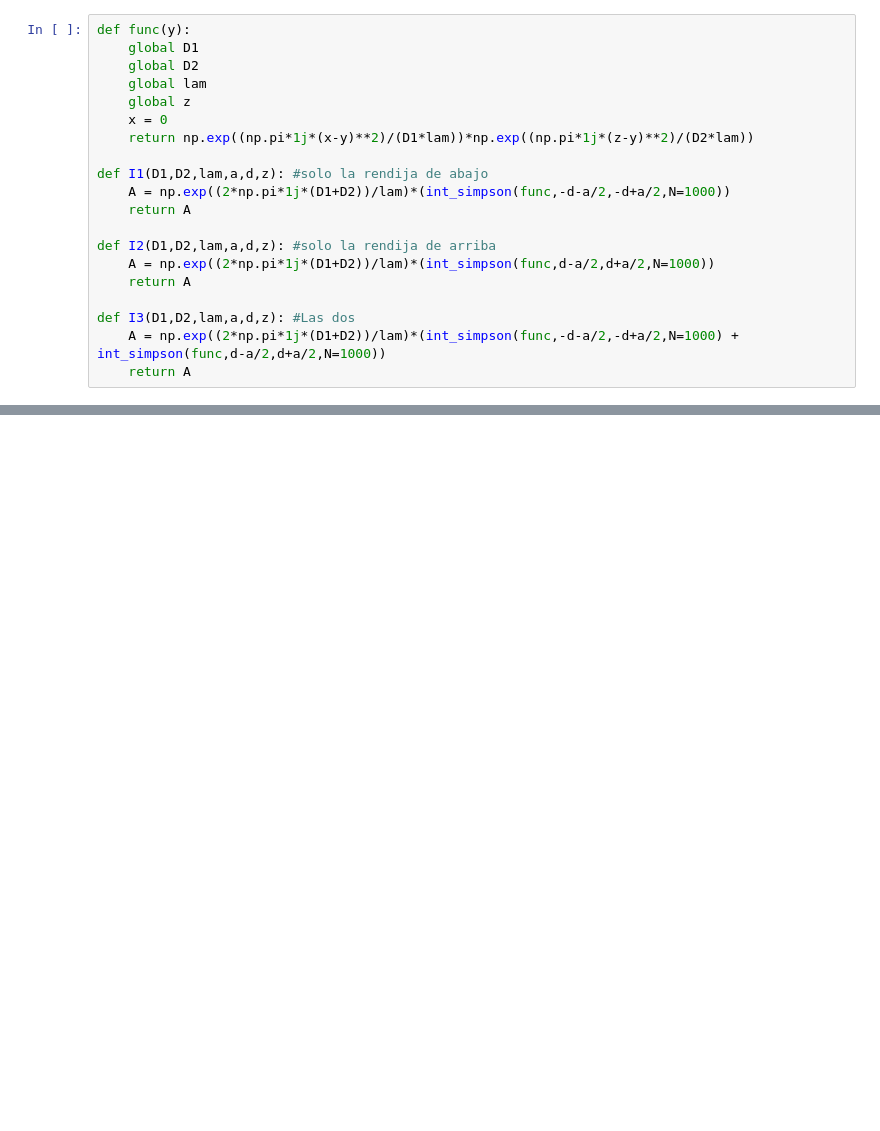
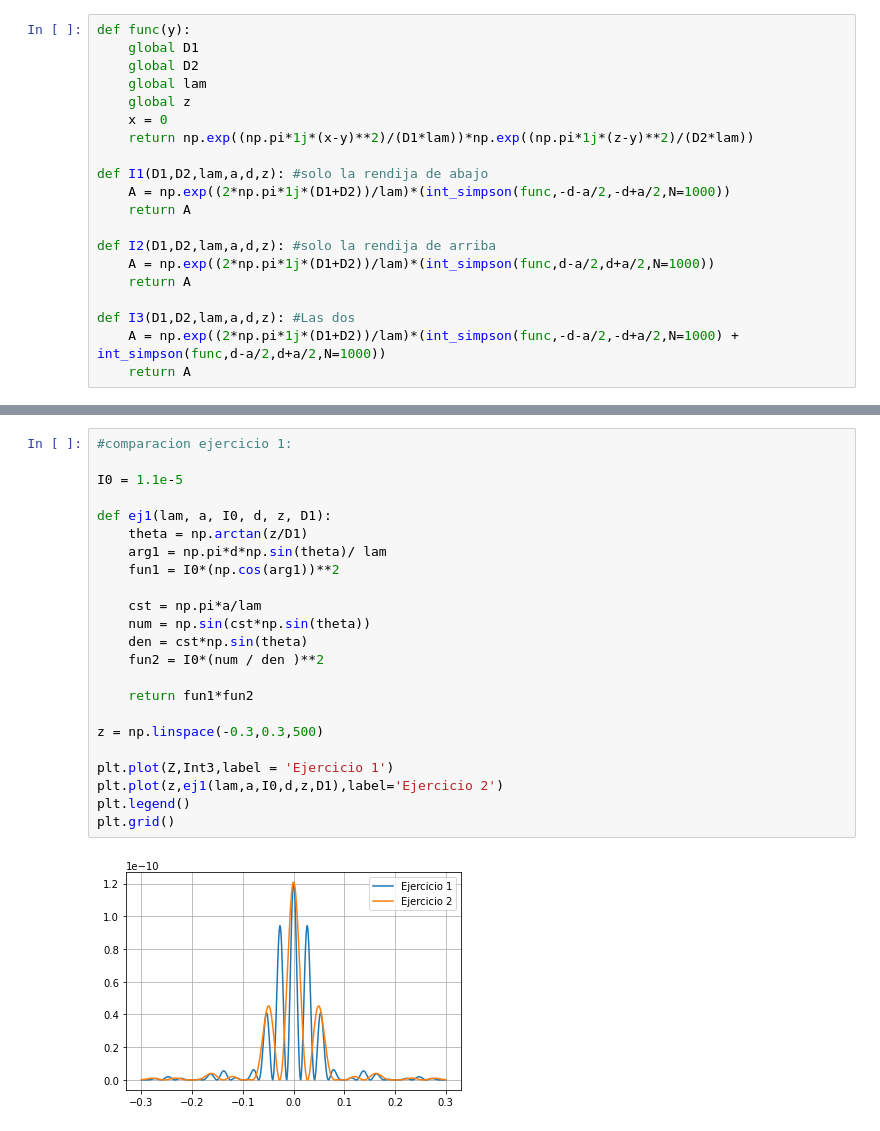
Before and after one commit to AlejandroPuert/LabIntermedio, a Jupyter notebook: IntegralNumerica.ipynb, the cells around one changed output, grey strips where cells are left out. Saved outputs shown, nothing was run; the diff lists cells and outputs as text; blank space fills up the shorter version.

```diff
--- a/IntegralNumerica.ipynb
+++ b/IntegralNumerica.ipynb
@@ -69,0 +73,25 @@ plt.grid()
+# %%
+#comparacion ejercicio 1:
+
+I0 = 1.1e-5
+
+def ej1(lam, a, I0, d, z, D1):
+    theta = np.arctan(z/D1)
+    arg1 = np.pi*d*np.sin(theta)/ lam
+    fun1 = I0*(np.cos(arg1))**2
+
+    cst = np.pi*a/lam
+    num = np.sin(cst*np.sin(theta))
+    den = cst*np.sin(theta)
+    fun2 = I0*(num / den )**2
+
+    return fun1*fun2
+
+z = np.linspace(-0.3,0.3,500)
+
+plt.plot(Z,Int3,label = 'Ejercicio 1')
+plt.plot(z,ej1(lam,a,I0,d,z,D1),label='Ejercicio 2')
+plt.legend()
+plt.grid()
+# %% [output]
+[figure, added]
```
Also changed, not shown: parts of 3 cells of this notebook.
